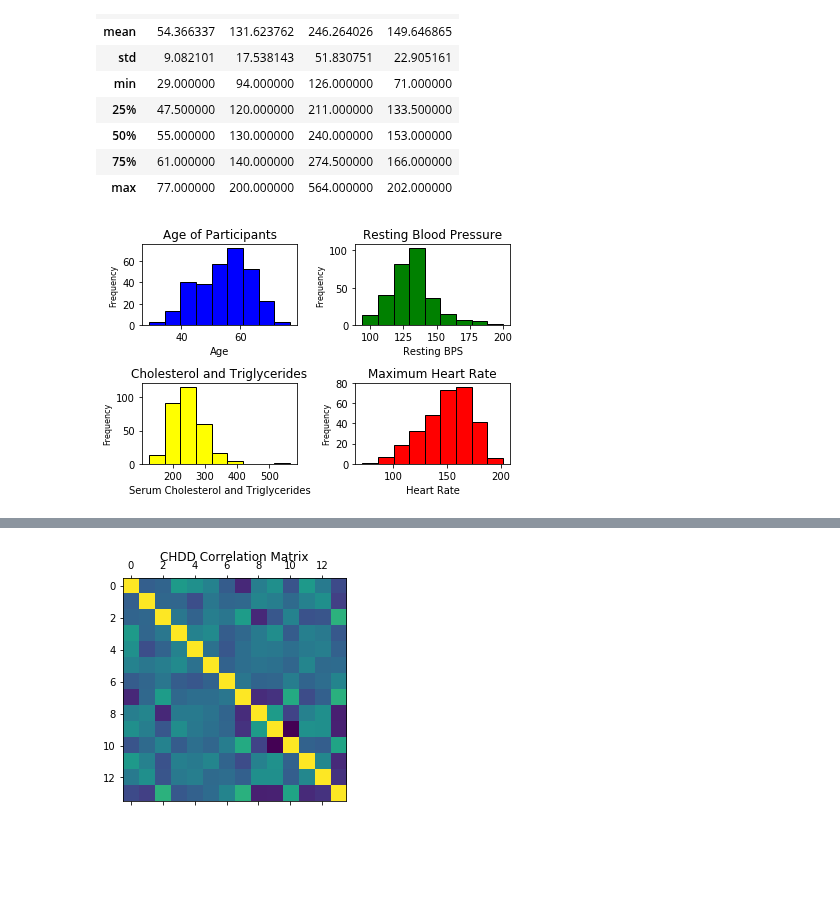
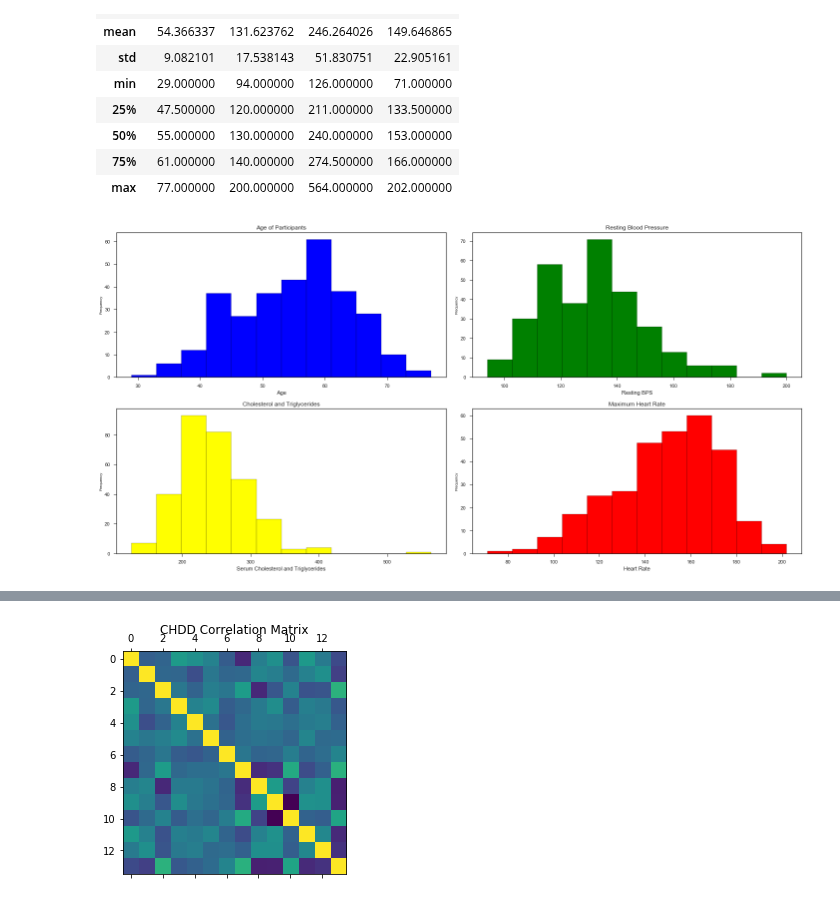
Before and after one commit to realdanielbyrne/Data_Mining_Labs, a Jupyter notebook: Lab1.ipynb, the cells around one changed output, grey strips where cells are left out. Cells and saved outputs as stored; diff of their text form; code cells hidden in the pictures; blank space fills up the shorter version.

```diff
--- a/Lab1.ipynb
+++ b/Lab1.ipynb
@@ -167,37 +165,39 @@ contstats
 | max | 77.000000 | 200.000000 | 564.000000 | 202.000000 |
 # %%
 # matplotlib histograms of continuous variables
+plt.figure(figsize=(20,10))
 for i in range(0, 4):
+
 
     # Set up the boxes
     ax = plt.subplot(2, 2, i + 1)
 
     # Draw the histograms
     if i == 0:
-        ax.hist(df['age'], bins = int(180/20),color = 'blue', edgecolor = 'black');
+        ax.hist(df['age'], bins = int(180/15),color = 'blue', edgecolor = 'black');
         ax.set_title('Age of Participants', size = 12)
         ax.set_xlabel('Age')
 
     if i == 1:
-        ax.hist(df['trestbps'], bins = int(180/20),color = 'green', edgecolor = 'black');
+        ax.hist(df['trestbps'], bins = int(180/15),color = 'green', edgecolor = 'black');
         ax.set_title('Resting Blood Pressure', size = 12)
         ax.set_xlabel('Resting BPS')
 
     if i == 2:
-        ax.hist(df['chol'], bins = int(180/20),color = 'yellow', edgecolor = 'black');
+        ax.hist(df['chol'], bins = int(180/15),color = 'yellow', edgecolor = 'black');
         ax.set_title('Cholesterol and Triglycerides', size = 12)
         ax.set_xlabel('Serum Cholesterol and Triglycerides')
 
 
     if i == 3:
-        ax.hist(df['thalach'], bins = int(180/20),color = 'red', edgecolor = 'black');
+        ax.hist(df['thalach'], bins = int(180/15),color = 'red', edgecolor = 'black');
         ax.set_title('Maximum Heart Rate', size = 12)
         ax.set_xlabel('Heart Rate')
 
     # Set the common y axis label
     ax.set_ylabel('Frequency', size= 8)
 
 plt.tight_layout();
 plt.show();
 # %% [output]
-[figure, old version]
+[figure, new version]
```
Also changed, not shown: parts of 17 cells of this notebook.
